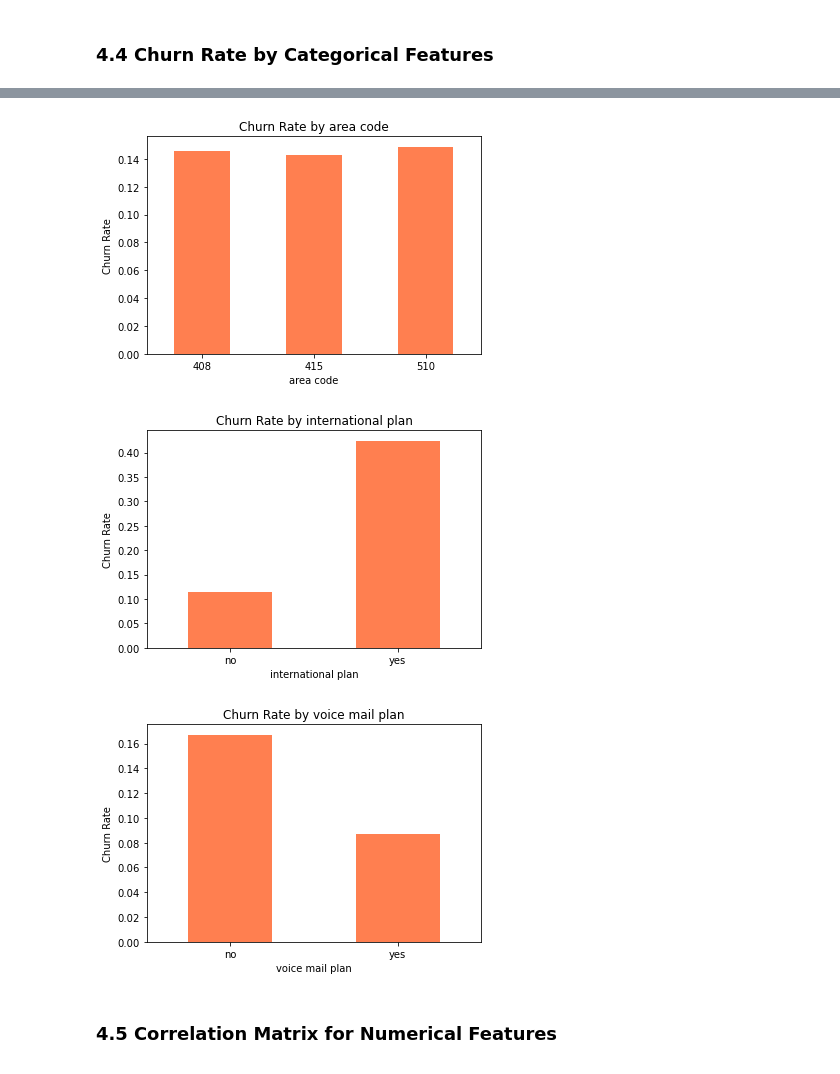
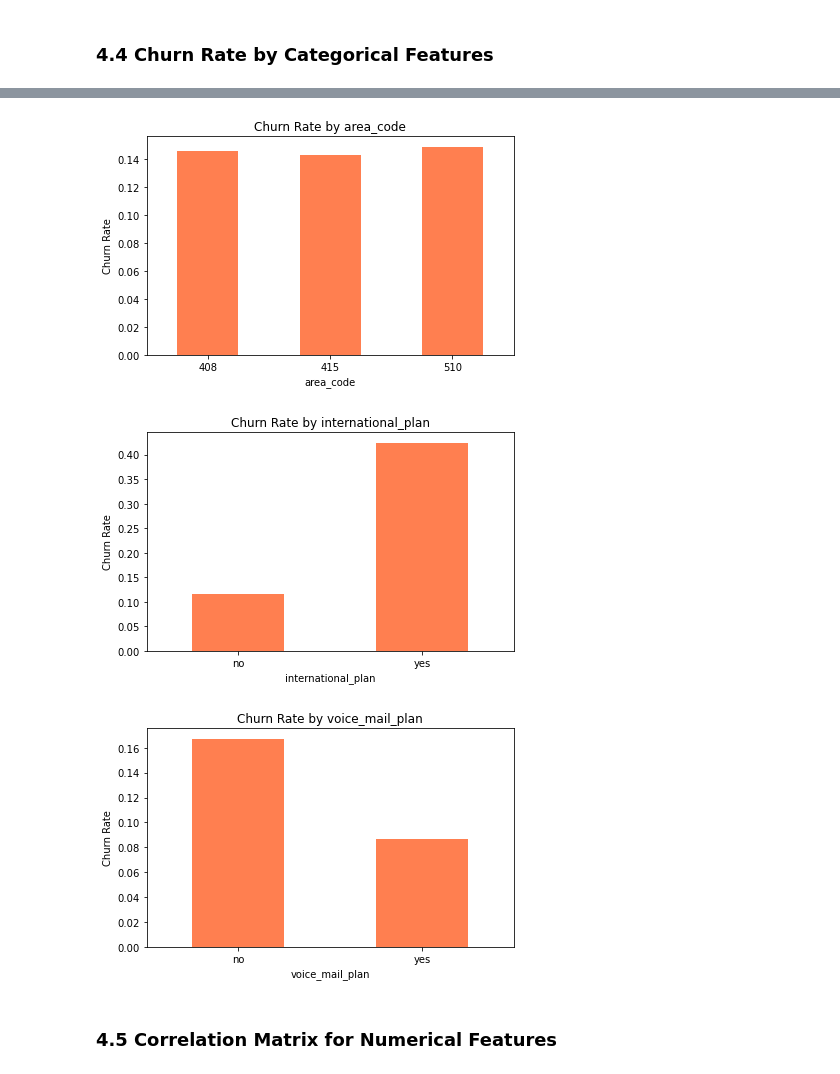
Before and after one commit to HellenDianaNjeri/SyriaTel-Customer-Churn, a Jupyter notebook: notebooks/SyriaTel Customer Churn.ipynb, the cells around one changed output, grey strips where cells are left out. Drawn from its saved outputs; the diff is of its cells as text; code cells hidden in the pictures.

```diff
--- a/notebooks/SyriaTel Customer Churn.ipynb
+++ b/notebooks/SyriaTel Customer Churn.ipynb
@@ -296,4 +216,0 @@ Can indicate plan usefulness. Low use despite having plan may indicate wasted co
-# %%
-# Encode target-based state churn rates if needed
-state_churn_rate = df.groupby("state")["churn"].mean()
-df["state_churn_rate"] = df["state"].map(state_churn_rate)
@@ -303,7 +216,0 @@ We drop original features whose information is now captured in engineered ones.
-# %%
-df.drop(columns=['state', 'total day charge', 'total eve charge',
-                 'total night charge', 'total intl charge',
-                 'total day minutes', 'total eve minutes',
-                 'total night minutes', 'total intl minutes',
-                 'total day calls', 'total eve calls',
-                 'total night calls', 'total intl calls'], inplace=True)
@@ -417,9 +282,2 @@ plt.show()
 # %% [markdown]
 ### 4.3 Categorical Feature Distributions
-# %%
-# Count plots for categorical features
-for col in categorical_features:
-    sns.countplot(data=df, x=col, palette='Set2')
-    plt.title(f'{col} Distribution')
-    plt.xticks(rotation=30)
-    plt.show()
@@ -429,0 +293,18 @@ for col in categorical_features:
+# %%
+# List of categorical features
+categorical_features = ['state', 'area_code', 'international_plan', 'voice_mail_plan']
+
+# Remove 'state'
+cat_features_to_plot = [col for col in categorical_features if col != 'state']
+
+# Plot each in a separate subplot
+plt.figure(figsize=(15, 6))
+for i, col in enumerate(cat_features_to_plot):
+    plt.subplot(1, len(cat_features_to_plot), i + 1)
+    sns.countplot(data=clean_df, x=col, hue='churn', palette='Set2')
+    plt.title(f'{col} by Churn')
+    plt.xticks(rotation=45)
+    plt.tight_layout()
+
+plt.suptitle('Categorical Feature Distributions (Excluding State)', fontsize=16, y=1.05)
+plt.show()
@@ -432,16 +330,21 @@ for col in categorical_features:
 # %%
 # Bar plots of churn rate by categorical variables
-for col in categorical_features:
-    churn_rate = df.groupby(col)['churn'].mean()
+# Exclude 'state' from categorical features
+plot_features = [col for col in categorical_features if col != 'state']
+
+# Plot churn rate for each categorical feature (excluding 'state')
+for col in plot_features:
+    churn_rate = clean_df.groupby(col)['churn'].mean()
     churn_rate.plot(kind='bar', color='coral')
     plt.title(f'Churn Rate by {col}')
     plt.ylabel('Churn Rate')
     plt.xticks(rotation=0)
+    plt.tight_layout()
     plt.show()
 # %% [output]
-[figure, old version]
+[figure, new version]
-[figure, old version]
+[figure, new version]
-[figure, old version]
+[figure, new version]
 # %% [markdown]
 ### 4.5 Correlation Matrix for Numerical Features
 # %%
```
Also changed, not shown: parts of 68 cells of this notebook.
